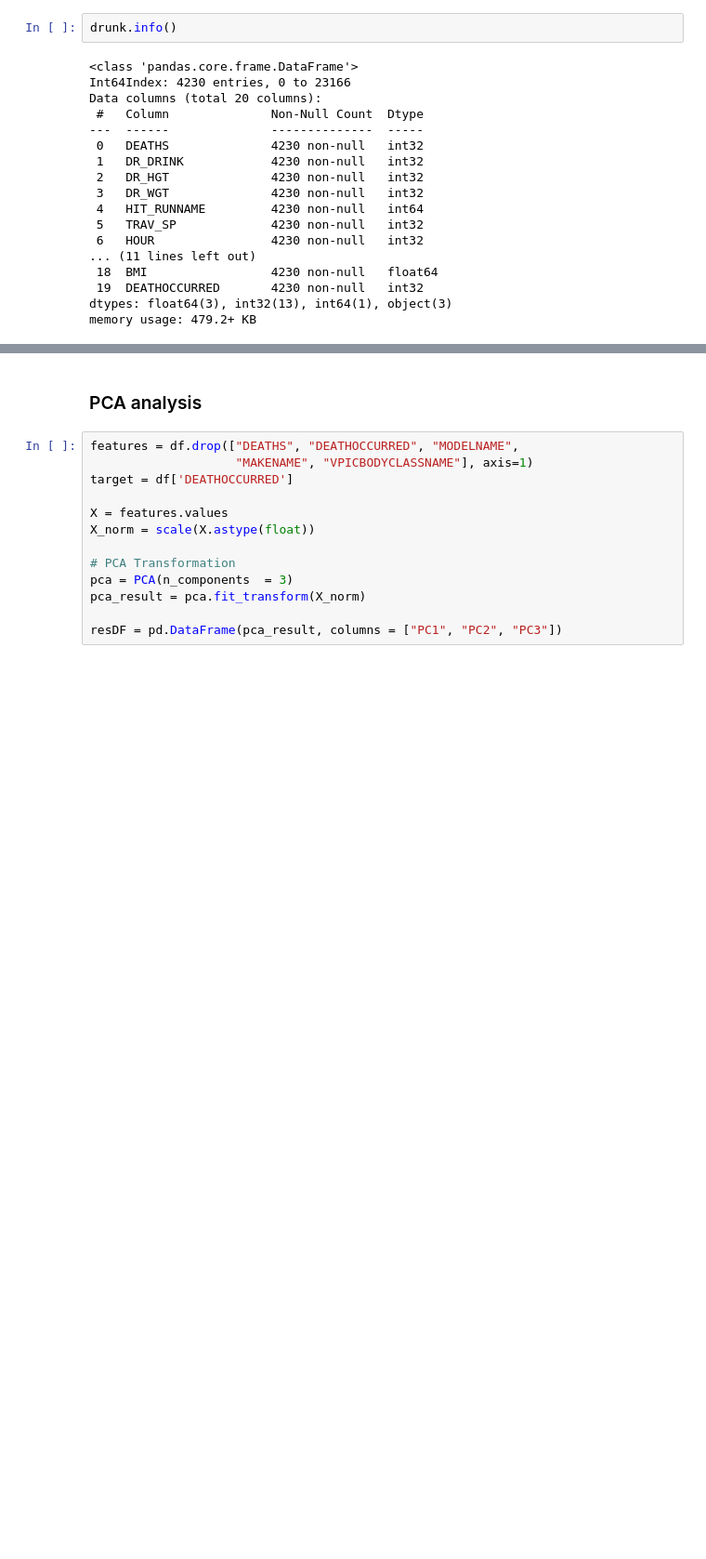
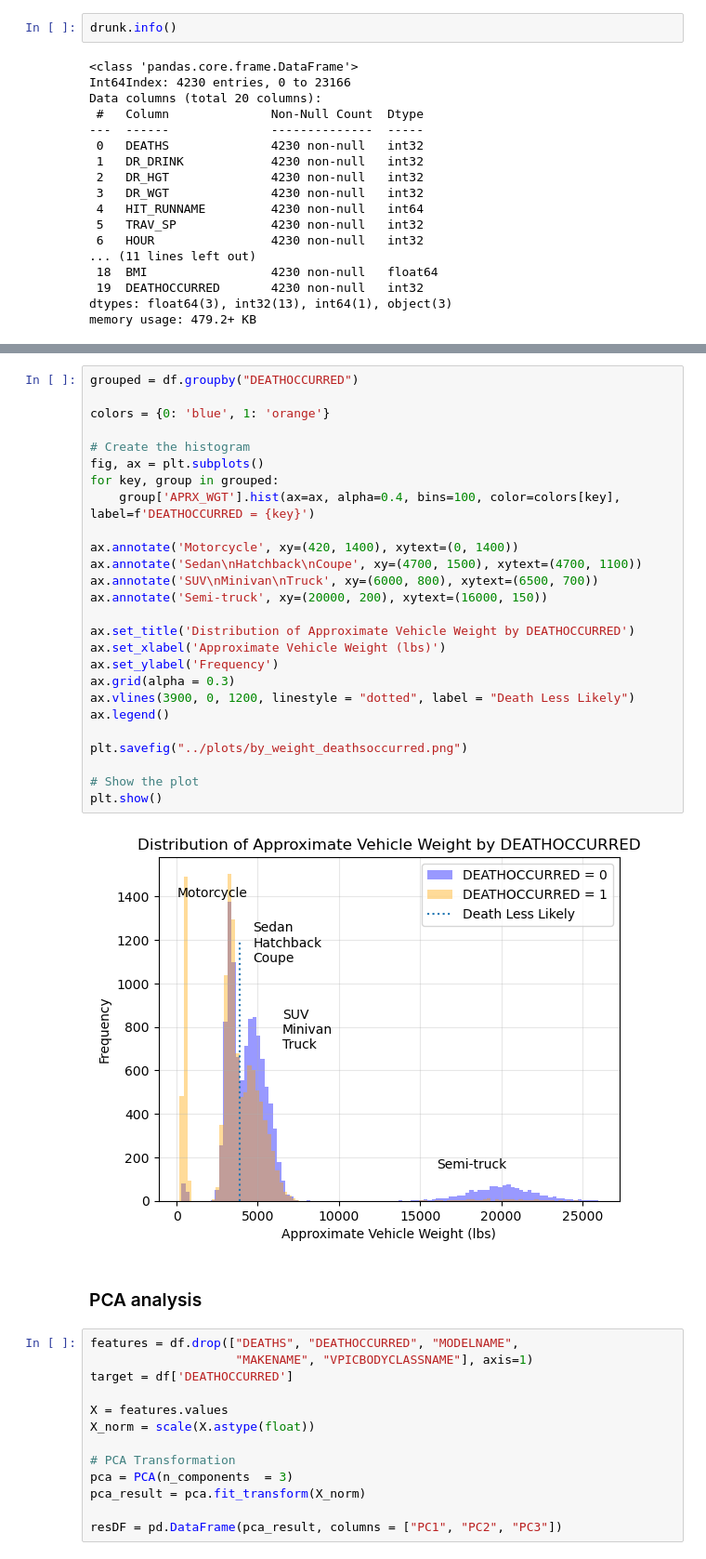
Before and after one commit to wisteriab/CSCI_Project, a Jupyter notebook: notebooks/cleaning_data.ipynb, the cells around one changed output, grey strips where cells are left out. Shown at 93% size. Drawn from its saved outputs; the diff is of its cells as text; blank space fills up the shorter version.

Commit message:
Made a new plot about weight

```diff
--- a/notebooks/cleaning_data.ipynb
+++ b/notebooks/cleaning_data.ipynb
@@ -277,4 +277,32 @@ Accuracy: 81.80%
 0         DR_DRINK    0.000000
+# %%
+grouped = df.groupby("DEATHOCCURRED")
+
+colors = {0: 'blue', 1: 'orange'}
+
+# Create the histogram
+fig, ax = plt.subplots()
+for key, group in grouped:
+    group['APRX_WGT'].hist(ax=ax, alpha=0.4, bins=100, color=colors[key], label=f'DEATHOCCURRED = {key}')
+
+ax.annotate('Motorcycle', xy=(420, 1400), xytext=(0, 1400))
+ax.annotate('Sedan\nHatchback\nCoupe', xy=(4700, 1500), xytext=(4700, 1100))
+ax.annotate('SUV\nMinivan\nTruck', xy=(6000, 800), xytext=(6500, 700))
+ax.annotate('Semi-truck', xy=(20000, 200), xytext=(16000, 150))
+
+ax.set_title('Distribution of Approximate Vehicle Weight by DEATHOCCURRED')
+ax.set_xlabel('Approximate Vehicle Weight (lbs)')
+ax.set_ylabel('Frequency')
+ax.grid(alpha = 0.3)
+ax.vlines(3900, 0, 1200, linestyle = "dotted", label = "Death Less Likely")
+ax.legend()
+
+plt.savefig("../plots/by_weight_deathsoccurred.png")
+
+# Show the plot
+plt.show()
+# %% [output]
+[figure, added]
 # %% [markdown]
 ### PCA analysis
 # %%
```
Also changed, not shown: parts of 7 cells of this notebook, 3 other files.
